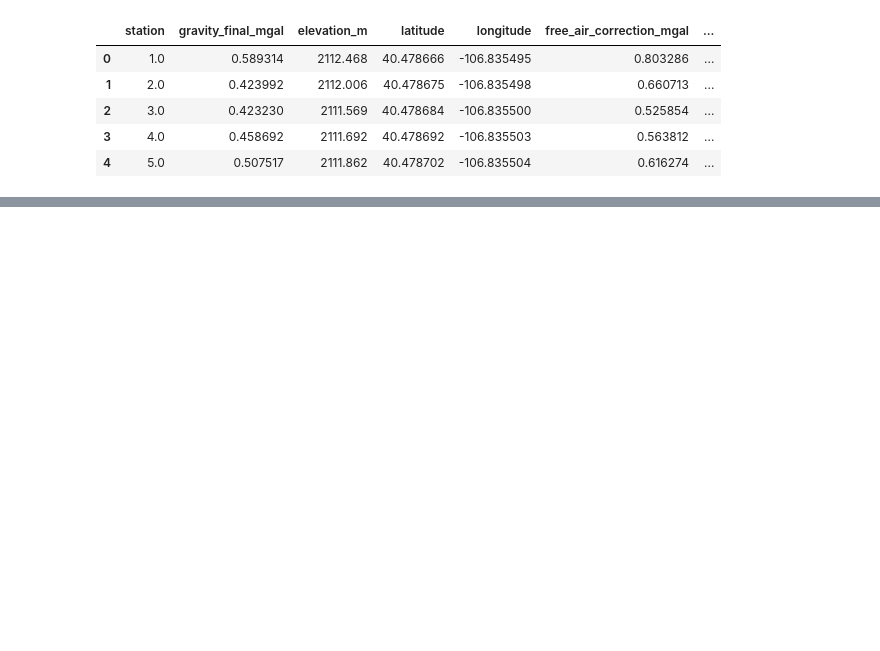
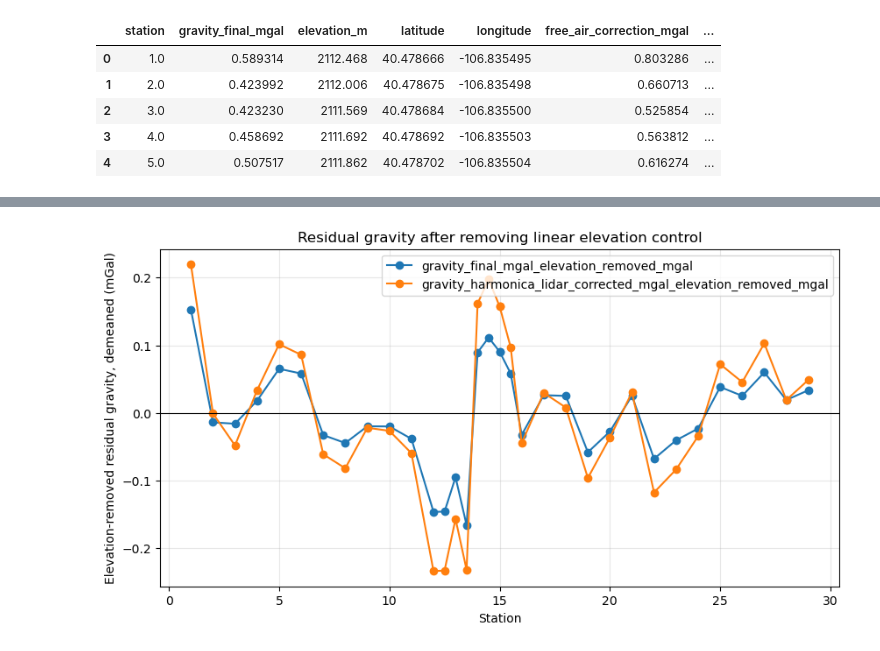
Before and after one commit to tessamurphy16/Geophysical-Characterization-of-the-Historic-Onyx-Mine-in-Steamboat-Springs-CO.-, a Jupyter notebook: notebooks/WORKING ipynb files/Gravity_LiDAR_Terrain_Corrections.ipynb, the cells around one changed output, grey strips where cells are left out. Saved outputs shown, nothing was run; the diff lists cells and outputs as text; code cells hidden in the pictures; blank space fills up the shorter version.

```diff
--- a/notebooks/WORKING ipynb files/Gravity_LiDAR_Terrain_Corrections.ipynb
+++ b/notebooks/WORKING ipynb files/Gravity_LiDAR_Terrain_Corrections.ipynb
@@ -144,11 +167,0 @@ tc.plot_qc(out)
-# %%
-print(out.columns.tolist())
-
-cols = [
-    "station",
-    "bouguer_correction_mgal",
-    "harmonica_topography_effect_mgal",
-    "gravity_harmonica_lidar_corrected_mgal",
-]
-
-out[cols].head(30)
@@ -244,0 +330,29 @@ Bounds: BoundingBox(left=2626000.0, bottom=1424000.0, right=2629000.0, top=14270
+# %%
+out_elev_removed = remove_elevation_trend(out)
+# %%
+def plot_elevation_removed_profiles(df):
+    x = df["station"]
+
+    cols = [
+        "gravity_final_mgal_elevation_removed_mgal",
+        "gravity_harmonica_lidar_corrected_mgal_elevation_removed_mgal",
+    ]
+
+    cols = [c for c in cols if c in df.columns]
+
+    plt.figure(figsize=(10, 5))
+
+    for col in cols:
+        plt.plot(x, df[col] - df[col].mean(), "o-", label=col)
+
+    plt.axhline(0, color="k", linewidth=0.8)
+    plt.xlabel("Station")
+    plt.ylabel("Elevation-removed residual gravity, demeaned (mGal)")
+    plt.title("Residual gravity after removing linear elevation control")
+    plt.grid(True, alpha=0.3)
+    plt.legend()
+    plt.show()
+# %%
+plot_elevation_removed_profiles(out_elev_removed)
+# %% [output]
+[figure, added]
```
Also changed, not shown: parts of 20 cells of this notebook, 1 other file.
